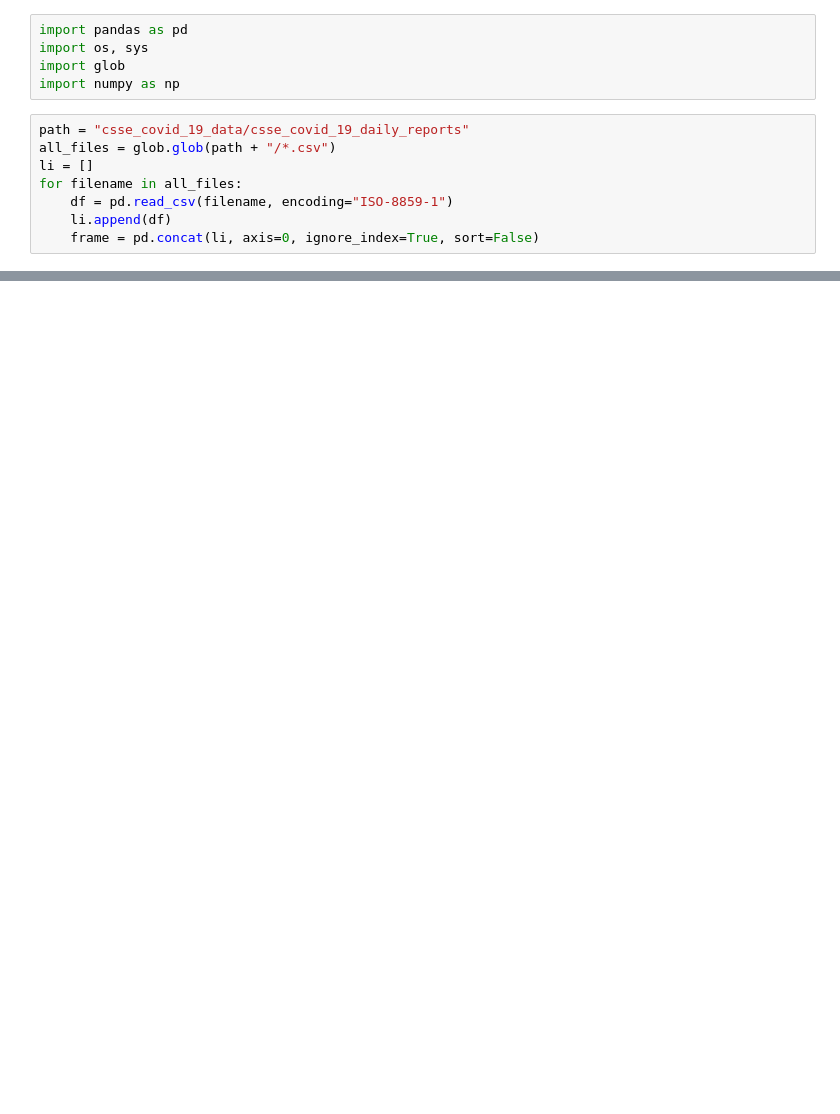
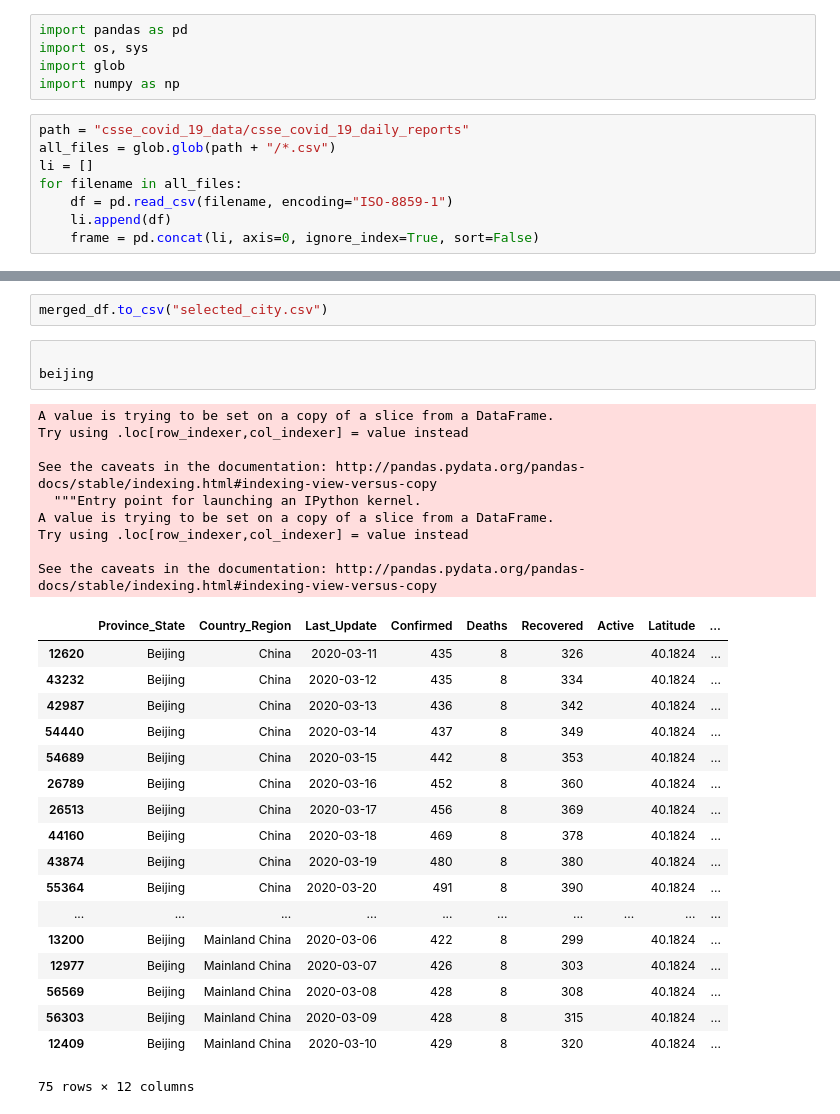
Before and after one commit to skennedy18/CovidProject, a Jupyter notebook: Iktae.ipynb, the cells around one changed output, grey strips where cells are left out. Drawn from its saved outputs; the diff is of its cells as text; blank space fills up the shorter version.

```diff
--- a/Iktae.ipynb
+++ b/Iktae.ipynb
@@ -69,0 +226,33 @@ df.to_csv("clean_data.csv")
+# %%
+merged_df.to_csv("selected_city.csv")
+# %%
+
+beijing
+# %% [output]
+A value is trying to be set on a copy of a slice from a DataFrame.
+Try using .loc[row_indexer,col_indexer] = value instead
+
+See the caveats in the documentation: http://pandas.pydata.org/pandas-docs/stable/indexing.html#indexing-view-versus-copy
+  """Entry point for launching an IPython kernel.
+A value is trying to be set on a copy of a slice from a DataFrame.
+Try using .loc[row_indexer,col_indexer] = value instead
+
+See the caveats in the documentation: http://pandas.pydata.org/pandas-docs/stable/indexing.html#indexing-view-versus-copy
+|  | Province_State | Country_Region | Last_Update | Confirmed | Deaths | Recovered | Active | Latitude | ... |
+| 12620 | Beijing | China | 2020-03-11 | 435 | 8 | 326 |  | 40.1824 | ... |
+| 43232 | Beijing | China | 2020-03-12 | 435 | 8 | 334 |  | 40.1824 | ... |
+| 42987 | Beijing | China | 2020-03-13 | 436 | 8 | 342 |  | 40.1824 | ... |
+| 54440 | Beijing | China | 2020-03-14 | 437 | 8 | 349 |  | 40.1824 | ... |
+| 54689 | Beijing | China | 2020-03-15 | 442 | 8 | 353 |  | 40.1824 | ... |
+| 26789 | Beijing | China | 2020-03-16 | 452 | 8 | 360 |  | 40.1824 | ... |
+| 26513 | Beijing | China | 2020-03-17 | 456 | 8 | 369 |  | 40.1824 | ... |
+| 44160 | Beijing | China | 2020-03-18 | 469 | 8 | 378 |  | 40.1824 | ... |
+| 43874 | Beijing | China | 2020-03-19 | 480 | 8 | 380 |  | 40.1824 | ... |
+| 55364 | Beijing | China | 2020-03-20 | 491 | 8 | 390 |  | 40.1824 | ... |
+| ... | ... | ... | ... | ... | ... | ... | ... | ... | ... |
+| 13200 | Beijing | Mainland China | 2020-03-06 | 422 | 8 | 299 |  | 40.1824 | ... |
+| 12977 | Beijing | Mainland China | 2020-03-07 | 426 | 8 | 303 |  | 40.1824 | ... |
+| 56569 | Beijing | Mainland China | 2020-03-08 | 428 | 8 | 308 |  | 40.1824 | ... |
+| 56303 | Beijing | Mainland China | 2020-03-09 | 428 | 8 | 315 |  | 40.1824 | ... |
+| 12409 | Beijing | Mainland China | 2020-03-10 | 429 | 8 | 320 |  | 40.1824 | ... |
+75 rows × 12 columns
```
Also changed, not shown: parts of 8 cells of this notebook, 2 other files.
